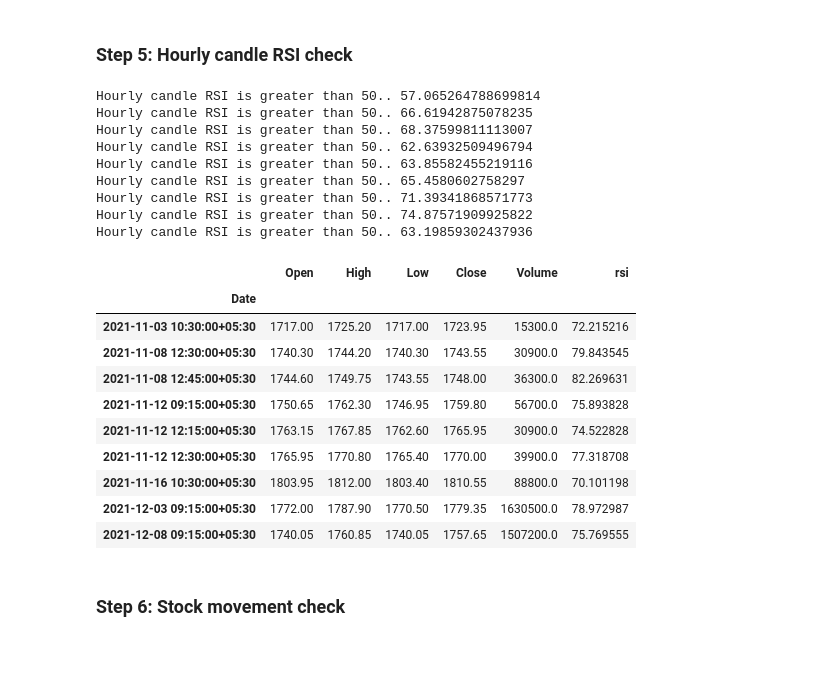
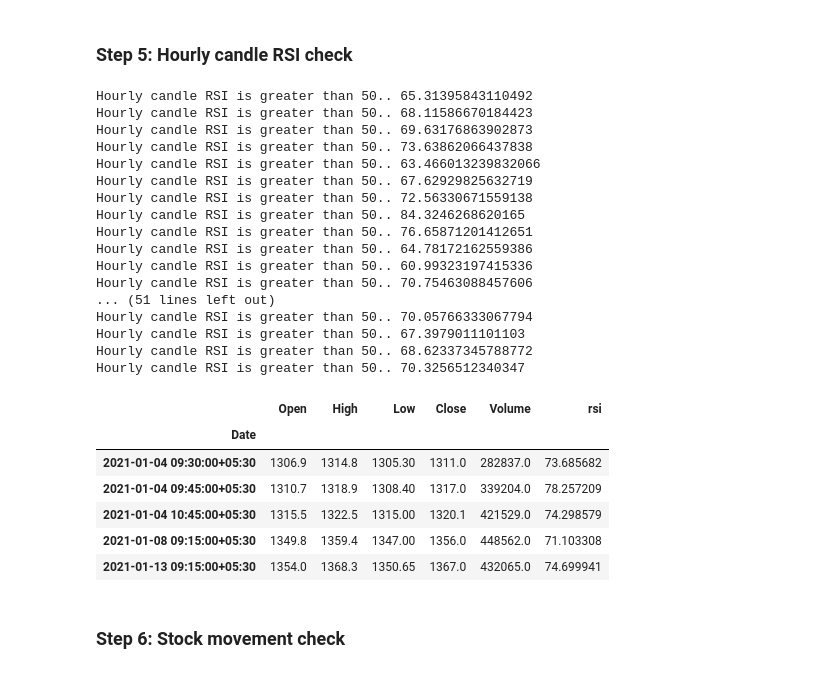
Before and after one commit to hbbtekademy/algo-trading, a Jupyter notebook: python/notebooks/strategies/rsi_strategy/RSIStrategy.ipynb, the cells around one changed output. Saved outputs shown, nothing was run; the diff lists cells and outputs as text; code cells hidden in the pictures.

```diff
--- a/python/notebooks/strategies/rsi_strategy/RSIStrategy.ipynb
+++ b/python/notebooks/strategies/rsi_strategy/RSIStrategy.ipynb
@@ -89,7 +90,7 @@ def get_hourly_rsi(df_15min, index):
 # %% [markdown]
 ## Load 15 min and 60 min stock data and calculate RSI
 # %%
-file_15min = '/content/stock_data/INFY21DECFUT-HIST-15M.csv'
+file_15min = '/content/stock_data/LT-HIST.csv'
 
 df_15min = pd.read_csv(file_15min, parse_dates=['Date'], index_col=['Date'])
 rsi = RSIIndicator(df_15min['Close']).rsi()
@@ -106,11 +107,11 @@ df_15min.tail()
 # %% [markdown]
 ## Set Strategy Parameters
 # %%
-window_start = '2021-11-01 00:00:00'
+window_start = '2021-01-01 00:00:00'
 window_end = '2021-12-15 00:00:00'
 rsi_15min = 70
 rsi_60min = 50
-lot_size = 300
+lot_size = 575
 stop_loss = 6000
 back_candles = 5
 volume_multiple = 2 # 2 or 3 times
@@ -175,40 +172,44 @@ temp_df
 # %%
 temp_df = pd.DataFrame(columns=df.columns)
 temp_df.index.name = 'Date'
 
 for index, row in df.iterrows():
   df_60min = get_hourly_rsi(df_15min, index)
   #print(df_60min.tail(15))
 
   rsi = df_60min.iloc[-1]['rsi']
   if(rsi > rsi_60min):
     # This 15min candle is eligible for signal
     print('Hourly candle RSI is greater than 50..', rsi)
     temp_df.loc[index] = row
 
 df = temp_df
-df
+df.head()
 # %% [output]
-Hourly candle RSI is greater than 50.. 57.065264788699814
-Hourly candle RSI is greater than 50.. 66.61942875078235
-Hourly candle RSI is greater than 50.. 68.37599811113007
-Hourly candle RSI is greater than 50.. 62.63932509496794
-Hourly candle RSI is greater than 50.. 63.85582455219116
-Hourly candle RSI is greater than 50.. 65.4580602758297
-Hourly candle RSI is greater than 50.. 71.39341868571773
-Hourly candle RSI is greater than 50.. 74.87571909925822
-Hourly candle RSI is greater than 50.. 63.19859302437936
+Hourly candle RSI is greater than 50.. 65.31395843110492
+Hourly candle RSI is greater than 50.. 68.11586670184423
+Hourly candle RSI is greater than 50.. 69.63176863902873
+Hourly candle RSI is greater than 50.. 73.63862066437838
+Hourly candle RSI is greater than 50.. 63.466013239832066
+Hourly candle RSI is greater than 50.. 67.62929825632719
+Hourly candle RSI is greater than 50.. 72.56330671559138
+Hourly candle RSI is greater than 50.. 84.3246268620165
+Hourly candle RSI is greater than 50.. 76.65871201412651
+Hourly candle RSI is greater than 50.. 64.78172162559386
+Hourly candle RSI is greater than 50.. 60.99323197415336
+Hourly candle RSI is greater than 50.. 70.75463088457606
+... (51 lines left out)
+Hourly candle RSI is greater than 50.. 70.05766333067794
+Hourly candle RSI is greater than 50.. 67.3979011101103
+Hourly candle RSI is greater than 50.. 68.62337345788772
+Hourly candle RSI is greater than 50.. 70.3256512340347
 |  | Open | High | Low | Close | Volume | rsi |
 | Date |  |  |  |  |  |  |
-| 2021-11-03 10:30:00+05:30 | 1717.00 | 1725.20 | 1717.00 | 1723.95 | 15300.0 | 72.215216 |
-| 2021-11-08 12:30:00+05:30 | 1740.30 | 1744.20 | 1740.30 | 1743.55 | 30900.0 | 79.843545 |
-| 2021-11-08 12:45:00+05:30 | 1744.60 | 1749.75 | 1743.55 | 1748.00 | 36300.0 | 82.269631 |
-| 2021-11-12 09:15:00+05:30 | 1750.65 | 1762.30 | 1746.95 | 1759.80 | 56700.0 | 75.893828 |
-| 2021-11-12 12:15:00+05:30 | 1763.15 | 1767.85 | 1762.60 | 1765.95 | 30900.0 | 74.522828 |
-| 2021-11-12 12:30:00+05:30 | 1765.95 | 1770.80 | 1765.40 | 1770.00 | 39900.0 | 77.318708 |
-| 2021-11-16 10:30:00+05:30 | 1803.95 | 1812.00 | 1803.40 | 1810.55 | 88800.0 | 70.101198 |
-| 2021-12-03 09:15:00+05:30 | 1772.00 | 1787.90 | 1770.50 | 1779.35 | 1630500.0 | 78.972987 |
-| 2021-12-08 09:15:00+05:30 | 1740.05 | 1760.85 | 1740.05 | 1757.65 | 1507200.0 | 75.769555 |
+| 2021-01-04 09:30:00+05:30 | 1306.9 | 1314.8 | 1305.30 | 1311.0 | 282837.0 | 73.685682 |
+| 2021-01-04 09:45:00+05:30 | 1310.7 | 1318.9 | 1308.40 | 1317.0 | 339204.0 | 78.257209 |
+| 2021-01-04 10:45:00+05:30 | 1315.5 | 1322.5 | 1315.00 | 1320.1 | 421529.0 | 74.298579 |
+| 2021-01-08 09:15:00+05:30 | 1349.8 | 1359.4 | 1347.00 | 1356.0 | 448562.0 | 71.103308 |
+| 2021-01-13 09:15:00+05:30 | 1354.0 | 1368.3 | 1350.65 | 1367.0 | 432065.0 | 74.699941 |
 # %% [markdown]
 ### Step 6: Stock movement check
 # %%
```
Also changed, not shown: parts of 9 cells of this notebook.
